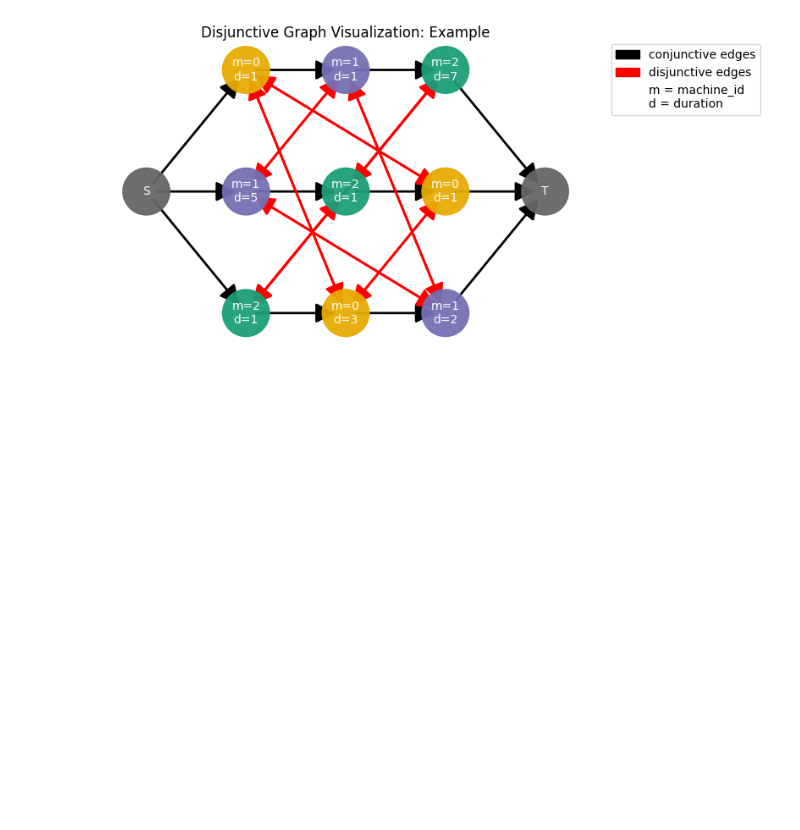
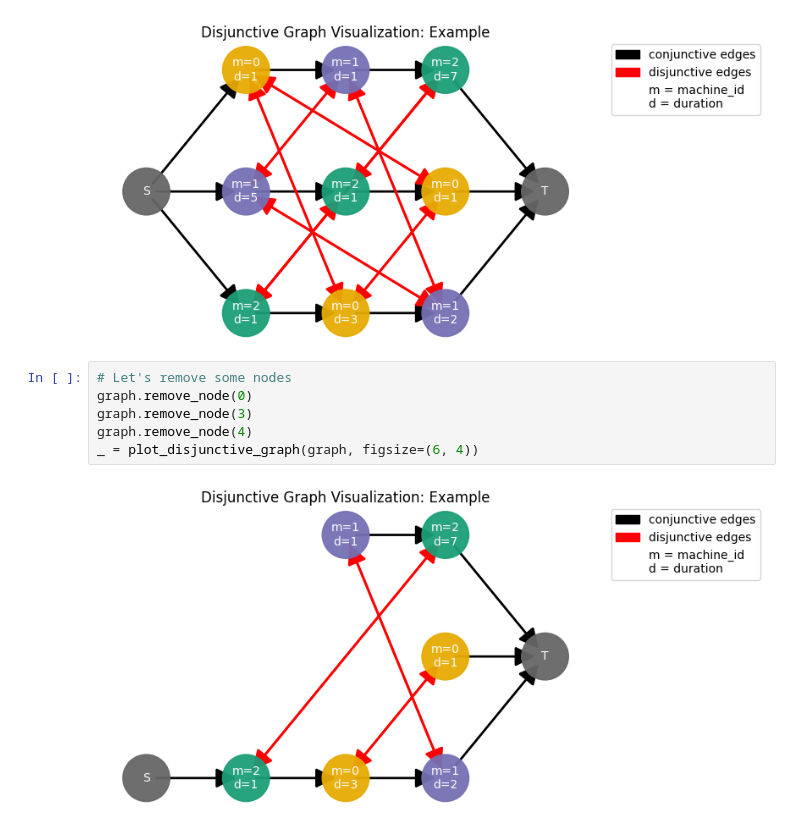
Before and after one commit to Pabloo22/job_shop_lib, a Jupyter notebook: examples/04-Disjunctive-Graph.ipynb, the cells around one changed output. Drawn from its saved outputs; the diff is of its cells as text; blank space fills up the shorter version.

Commit message:
[Feature] Update JobShopGraph class to use private attributes and add `remove_node` method

```diff
--- a/examples/04-Disjunctive-Graph.ipynb
+++ b/examples/04-Disjunctive-Graph.ipynb
@@ -78,3 +78,11 @@ _ = plot_disjunctive_graph(graph, figsize=(6, 4))
 _ = plot_disjunctive_graph(instance, figsize=(6, 4))
 # %% [output]
 [figure]
+# %%
+# Let's remove some nodes
+graph.remove_node(0)
+graph.remove_node(3)
+graph.remove_node(4)
+_ = plot_disjunctive_graph(graph, figsize=(6, 4))
+# %% [output]
+[figure, added]
```
Also changed, not shown: 4 other files.
